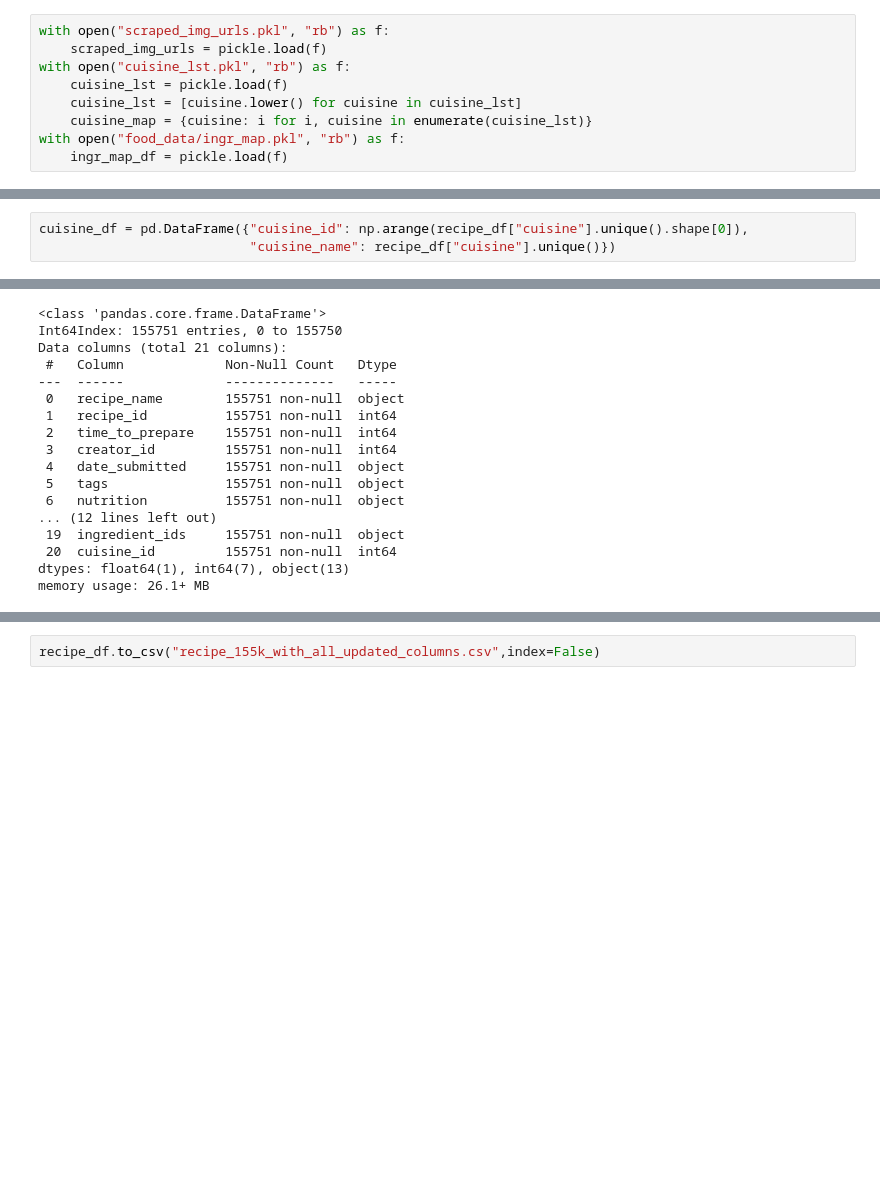
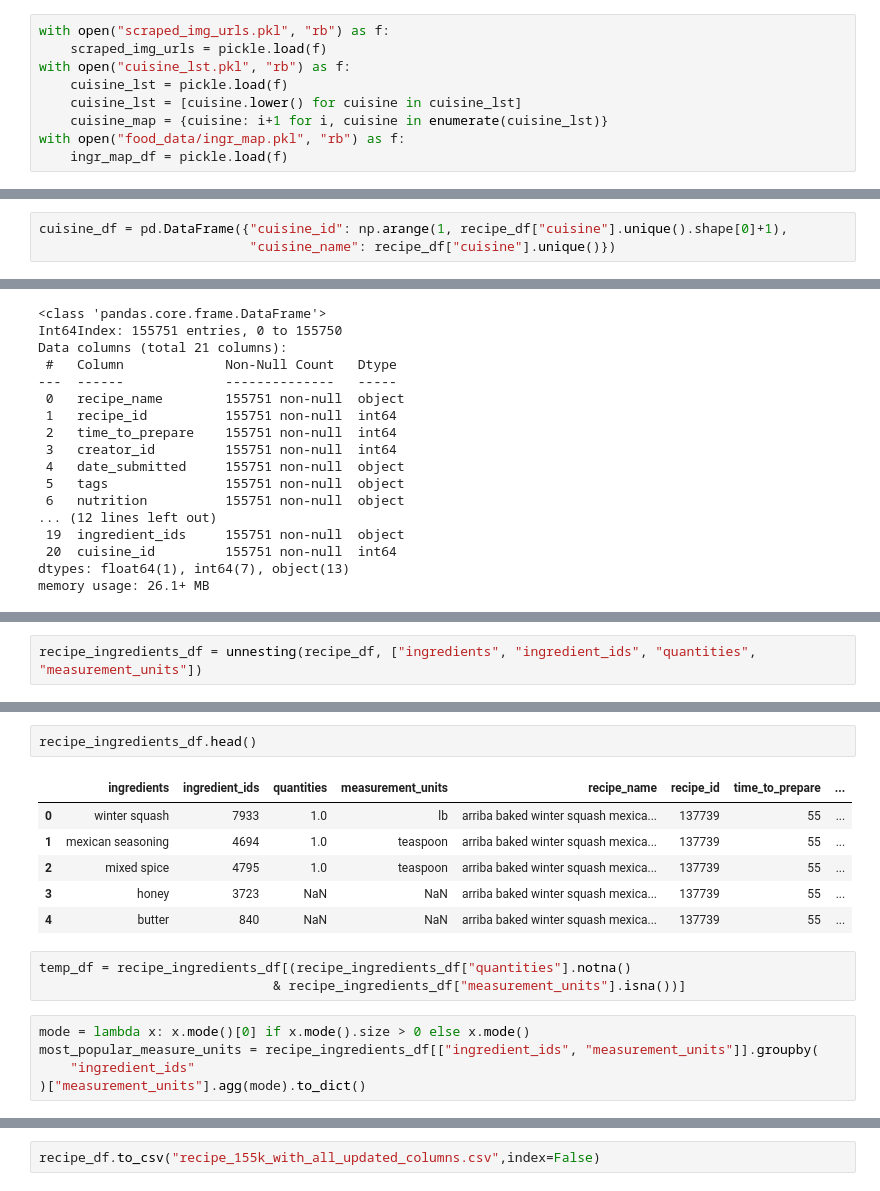
Before and after one commit to mcompscis/recipeApp, a Jupyter notebook: app/setup_tables/EDA.ipynb, the cells around one changed output, grey strips where cells are left out. Saved outputs shown, nothing was run; the diff lists cells and outputs as text; blank space fills up the shorter version.

```diff
--- a/app/setup_tables/EDA.ipynb
+++ b/app/setup_tables/EDA.ipynb
@@ -9,7 +11,7 @@ with open("scraped_img_urls.pkl", "rb") as f:
 with open("cuisine_lst.pkl", "rb") as f:
     cuisine_lst = pickle.load(f)
     cuisine_lst = [cuisine.lower() for cuisine in cuisine_lst]
-    cuisine_map = {cuisine: i for i, cuisine in enumerate(cuisine_lst)}
+    cuisine_map = {cuisine: i+1 for i, cuisine in enumerate(cuisine_lst)}
 with open("food_data/ingr_map.pkl", "rb") as f:
     ingr_map_df = pickle.load(f)
 # %%
@@ -167,3 +150,3 @@ tag_to_tag_id_map = {unique_tag: i for i, unique_tag in enumerate(unique_tags)}
 # %%
-cuisine_df = pd.DataFrame({"cuisine_id": np.arange(recipe_df["cuisine"].unique().shape[0]),
+cuisine_df = pd.DataFrame({"cuisine_id": np.arange(1, recipe_df["cuisine"].unique().shape[0]+1),
                            "cuisine_name": recipe_df["cuisine"].unique()})
@@ -332,0 +225,2 @@ ArrowTypeError: ("Expected bytes, got a 'numpy.ndarray' object", 'Conversion fai
+# %%
+recipe_ingredients_df = unnesting(recipe_df, ["ingredients", "ingredient_ids", "quantities", "measurement_units"])
@@ -332,0 +247,17 @@ ArrowTypeError: ("Expected bytes, got a 'numpy.ndarray' object", 'Conversion fai
+# %%
+recipe_ingredients_df.head()
+# %% [output]
+|  | ingredients | ingredient_ids | quantities | measurement_units | recipe_name | recipe_id | time_to_prepare | ... |
+| 0 | winter squash | 7933 | 1.0 | lb | arriba baked winter squash mexica... | 137739 | 55 | ... |
+| 1 | mexican seasoning | 4694 | 1.0 | teaspoon | arriba baked winter squash mexica... | 137739 | 55 | ... |
+| 2 | mixed spice | 4795 | 1.0 | teaspoon | arriba baked winter squash mexica... | 137739 | 55 | ... |
+| 3 | honey | 3723 | NaN | NaN | arriba baked winter squash mexica... | 137739 | 55 | ... |
+| 4 | butter | 840 | NaN | NaN | arriba baked winter squash mexica... | 137739 | 55 | ... |
+# %%
+temp_df = recipe_ingredients_df[(recipe_ingredients_df["quantities"].notna()
+                              & recipe_ingredients_df["measurement_units"].isna())]
+# %%
+mode = lambda x: x.mode()[0] if x.mode().size > 0 else x.mode()
+most_popular_measure_units = recipe_ingredients_df[["ingredient_ids", "measurement_units"]].groupby(
+    "ingredient_ids"
+)["measurement_units"].agg(mode).to_dict()
```
Also changed, not shown: parts of 39 cells of this notebook, 3 other files.
